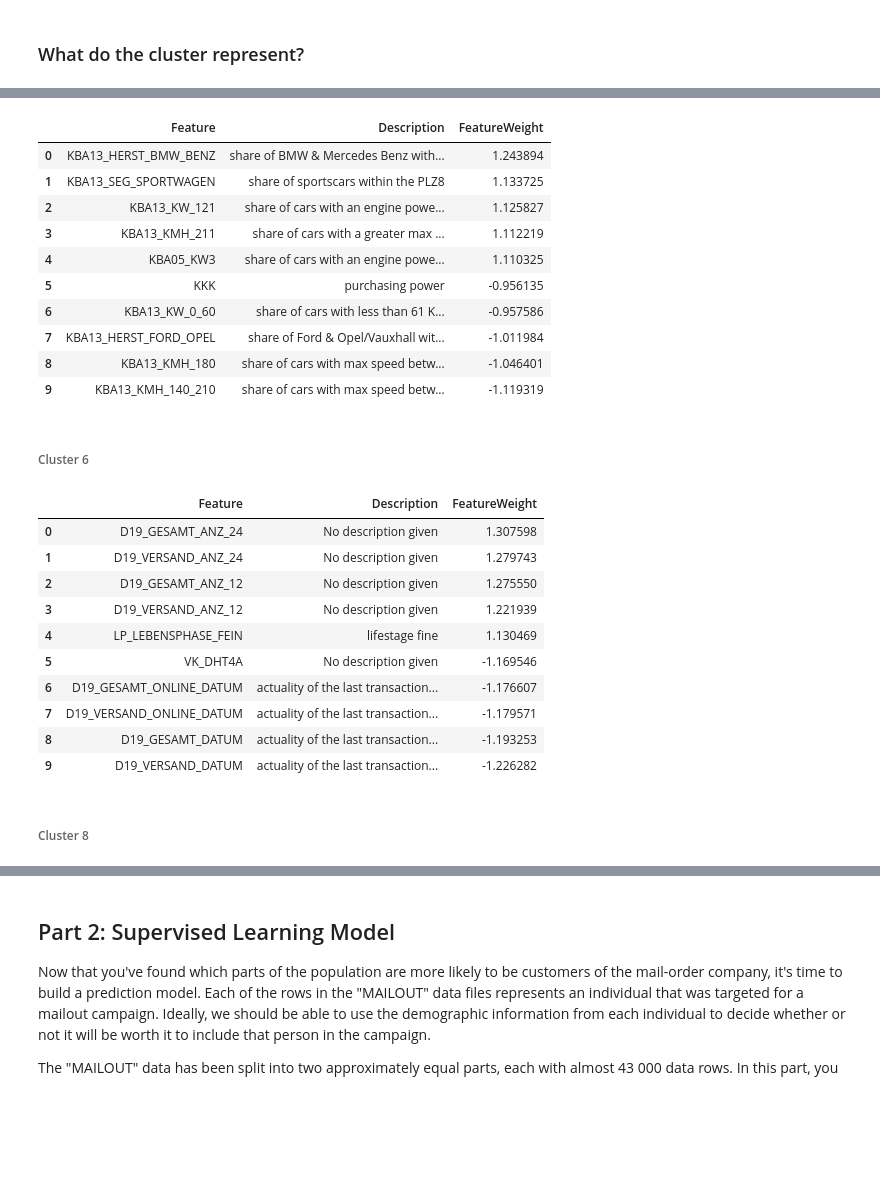
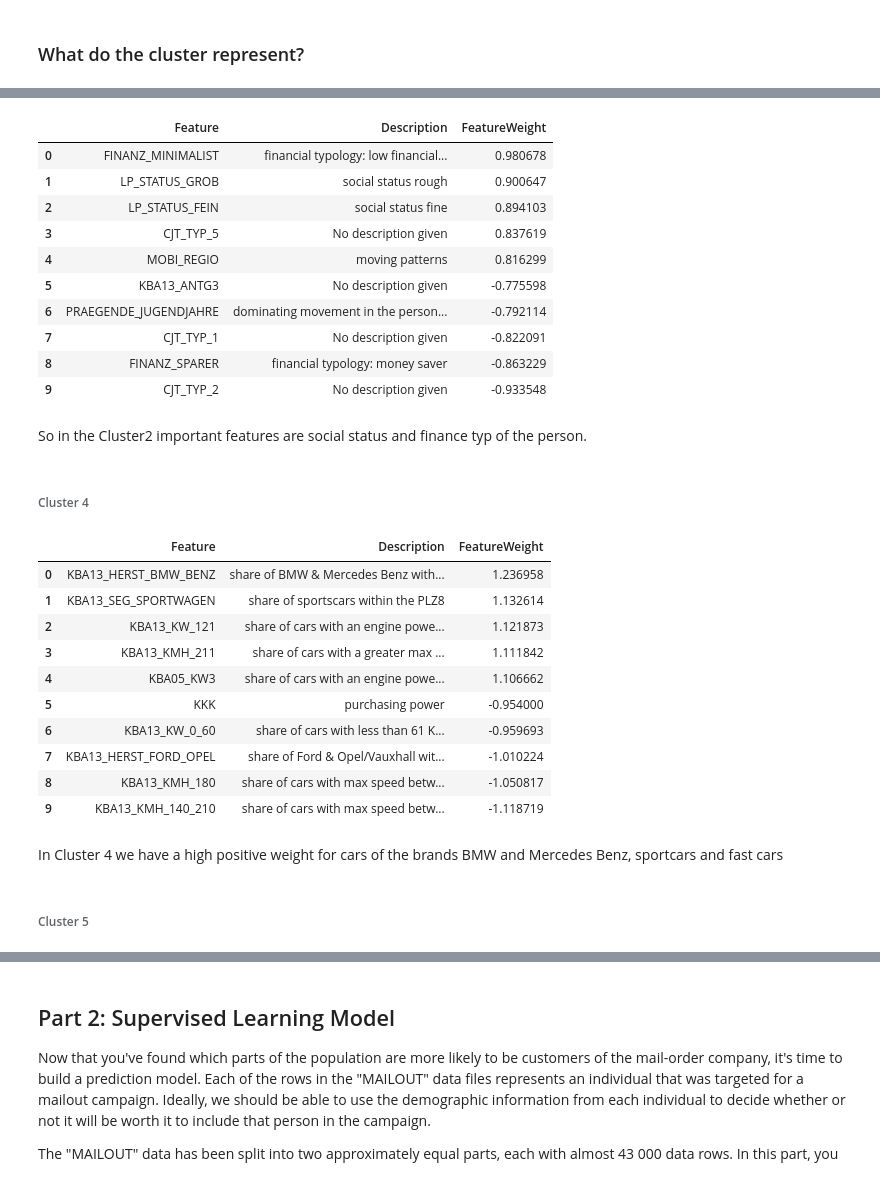
Before and after one commit to jokrische/Aravato, a Jupyter notebook: Arvato Project Workbook.ipynb, the cells around one changed output, grey strips where cells are left out. Cells and saved outputs as stored; diff of their text form; code cells hidden in the pictures; blank space fills up the shorter version.

```diff
--- a/Arvato Project Workbook.ipynb
+++ b/Arvato Project Workbook.ipynb
@@ -326,6 +346,8 @@ In data cleaning we converted all columns to numeric columns. But still there is
 We find numeric columns in the excel-sheet. But there are also other columns that have numeric values f.e. the date columns. These columns are added to columns we find as numeric columns in the excel-sheet.
 # %%
 attr_values = pd.read_excel('DIAS Attributes - Values 2017.xlsx', usecols='B:E', dtype='str', engine = 'openpyxl', skiprows = 1)
+# %%
+cols = customers_clean.columns.tolist()
 # %%
 attr_values = attr_values[attr_values['Meaning'].notna()]
 num_cols = attr_values[attr_values['Meaning'].str.contains("numeric")]['Attribute'].tolist()
@@ -338,6 +360,8 @@ num_cols
  'GEBURTSJAHR',
  'KBA13_ANZAHL_PKW',
  'MIN_GEBAEUDEJAHR']
+# %%
+num_cols = [x for x in num_cols if x in cols]
 # %%
 num_cols = num_cols + [x for x in cols if "AM_" in x or "_AM" in x or "VK_" in x or "DICHTE" in x]
 num_cols
@@ -683,6 +718,15 @@ plt.show()
 ### What do the cluster represent?
 # %%
 def get_clusters_centers_df(cluster_pipeline, final_cols):
+
+    '''
+    INPUTS:
+    - cluster_pipeline: pipline of transform, pca and Cluster
+    - final_cols: all columns that remain after cleaning the dataframe
+
+    OUTPUTS:
+    - cluster_centers_df: the cluster centers of the k-means model
+    '''
     kmeans = cluster_pipeline.named_steps['cluster']
     pca_components = cluster_pipeline.named_steps['pca']
 
@@ -691,6 +735,17 @@ def get_clusters_centers_df(cluster_pipeline, final_cols):
     return cluster_centers_df
 # %%
 def get_top_cluster_features(cluster_centers_df, cluster, attributes_desc, n_features = 5):
+
+    '''
+    INPUTS:
+    - cluster_centers_df: the cluster centers of the k-means model
+    - cluster: the cluster that should be examined
+    - attributes_desc: dataframe with the description of the columns
+    - n_features: the amount of features that are given back
+
+    OUTPUTS:
+    - cluster_features: Dataframe with top and the
+    '''
     top_features = cluster_centers_df.iloc[cluster].sort_values(ascending=False).head(n_features).index.tolist()
     top_values = cluster_centers_df.iloc[cluster].sort_values(ascending=False).head(n_features).values.tolist()
 
@@ -719,33 +774,37 @@ cluster_centers_df =  get_clusters_centers_df(cluster_pipeline, final_cols)
 # %%
-get_top_cluster_features(cluster_centers_df, 1, attributes_desc, 5)
+get_top_cluster_features(cluster_centers_df, 2, attributes_desc, 5)
 # %% [output]
 |  | Feature | Description | FeatureWeight |
-| 0 | KBA13_HERST_BMW_BENZ | share of BMW & Mercedes Benz with... | 1.243894 |
-| 1 | KBA13_SEG_SPORTWAGEN | share of sportscars within the PLZ8 | 1.133725 |
-| 2 | KBA13_KW_121 | share of cars with an engine powe... | 1.125827 |
-| 3 | KBA13_KMH_211 | share of cars with a greater max ... | 1.112219 |
-| 4 | KBA05_KW3 | share of cars with an engine powe... | 1.110325 |
-| 5 | KKK | purchasing power | -0.956135 |
-| 6 | KBA13_KW_0_60 | share of cars with less than 61 K... | -0.957586 |
-| 7 | KBA13_HERST_FORD_OPEL | share of Ford & Opel/Vauxhall wit... | -1.011984 |
-| 8 | KBA13_KMH_180 | share of cars with max speed betw... | -1.046401 |
-| 9 | KBA13_KMH_140_210 | share of cars with max speed betw... | -1.119319 |
+| 0 | FINANZ_MINIMALIST | financial typology: low financial... | 0.980678 |
+| 1 | LP_STATUS_GROB | social status rough | 0.900647 |
+| 2 | LP_STATUS_FEIN | social status fine | 0.894103 |
+| 3 | CJT_TYP_5 | No description given | 0.837619 |
+| 4 | MOBI_REGIO | moving patterns | 0.816299 |
+| 5 | KBA13_ANTG3 | No description given | -0.775598 |
+| 6 | PRAEGENDE_JUGENDJAHRE | dominating movement in the person... | -0.792114 |
+| 7 | CJT_TYP_1 | No description given | -0.822091 |
+| 8 | FINANZ_SPARER | financial typology: money saver | -0.863229 |
+| 9 | CJT_TYP_2 | No description given | -0.933548 |
+# %% [markdown]
+So in the Cluster2 important features are social status and finance typ of the person.
 # %% [markdown]
-###### Cluster 6
+###### Cluster 4
 # %%
-get_top_cluster_features(cluster_centers_df, 6, attributes_desc, 5)
+get_top_cluster_features(cluster_centers_df, 4, attributes_desc, 5)
 # %% [output]
 |  | Feature | Description | FeatureWeight |
-| 0 | D19_GESAMT_ANZ_24 | No description given | 1.307598 |
-| 1 | D19_VERSAND_ANZ_24 | No description given | 1.279743 |
-| 2 | D19_GESAMT_ANZ_12 | No description given | 1.275550 |
-| 3 | D19_VERSAND_ANZ_12 | No description given | 1.221939 |
-| 4 | LP_LEBENSPHASE_FEIN | lifestage fine | 1.130469 |
-| 5 | VK_DHT4A | No description given | -1.169546 |
-| 6 | D19_GESAMT_ONLINE_DATUM | actuality of the last transaction... | -1.176607 |
-| 7 | D19_VERSAND_ONLINE_DATUM | actuality of the last transaction... | -1.179571 |
-| 8 | D19_GESAMT_DATUM | actuality of the last transaction... | -1.193253 |
-| 9 | D19_VERSAND_DATUM | actuality of the last transaction... | -1.226282 |
+| 0 | KBA13_HERST_BMW_BENZ | share of BMW & Mercedes Benz with... | 1.236958 |
+| 1 | KBA13_SEG_SPORTWAGEN | share of sportscars within the PLZ8 | 1.132614 |
+| 2 | KBA13_KW_121 | share of cars with an engine powe... | 1.121873 |
+| 3 | KBA13_KMH_211 | share of cars with a greater max ... | 1.111842 |
+| 4 | KBA05_KW3 | share of cars with an engine powe... | 1.106662 |
+| 5 | KKK | purchasing power | -0.954000 |
+| 6 | KBA13_KW_0_60 | share of cars with less than 61 K... | -0.959693 |
+| 7 | KBA13_HERST_FORD_OPEL | share of Ford & Opel/Vauxhall wit... | -1.010224 |
+| 8 | KBA13_KMH_180 | share of cars with max speed betw... | -1.050817 |
+| 9 | KBA13_KMH_140_210 | share of cars with max speed betw... | -1.118719 |
+# %% [markdown]
+In Cluster 4 we have a high positive weight for cars of the brands BMW and Mercedes Benz, sportcars and fast cars
 # %% [markdown]
-###### Cluster 8
+###### Cluster 5
 # %%
```
Also changed, not shown: parts of 38 cells of this notebook.
